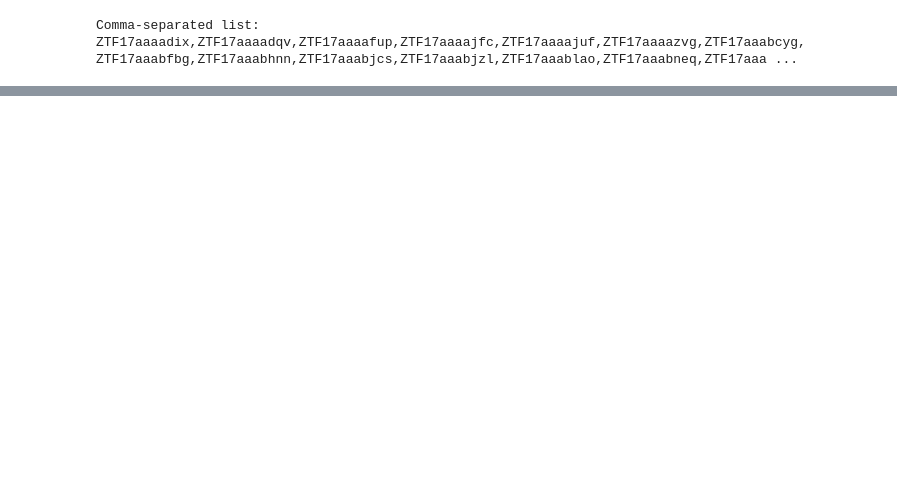
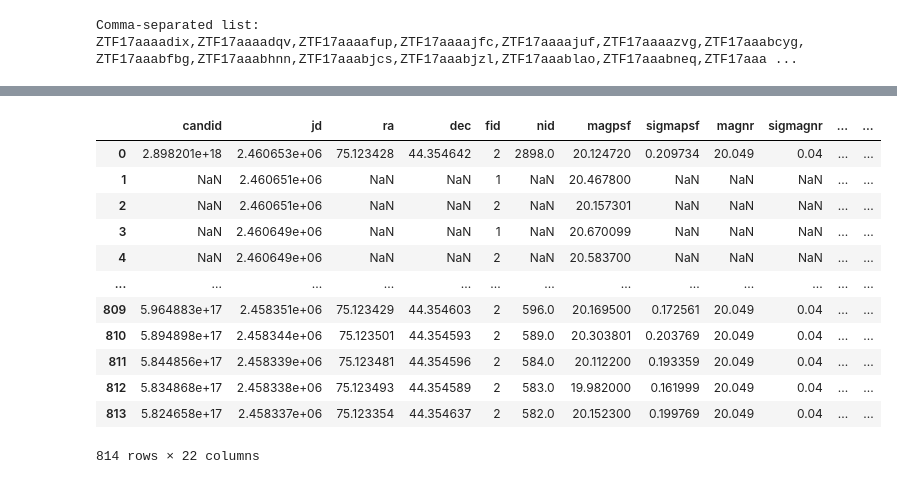
Before and after one commit to lsst-uk/lasair-examples, a Jupyter notebook: notebooks/API_ztf/Get_Watchlist_and_Area_Hits.ipynb, the cells around one changed output, grey strips where cells are left out. Cells and saved outputs as stored; diff of their text form; code cells hidden in the pictures; blank space fills up the shorter version.

```diff
--- a/notebooks/API_ztf/Get_Watchlist_and_Area_Hits.ipynb
+++ b/notebooks/API_ztf/Get_Watchlist_and_Area_Hits.ipynb
@@ -165,0 +119,16 @@ for obj in response:
+# %%
+pd.DataFrame(response[0]['candidates'])
+# %% [output]
+|  | candid | jd | ra | dec | fid | nid | magpsf | sigmapsf | magnr | sigmagnr | ... | ... |
+| 0 | 2.898201e+18 | 2.460653e+06 | 75.123428 | 44.354642 | 2 | 2898.0 | 20.124720 | 0.209734 | 20.049 | 0.04 | ... | ... |
+| 1 | NaN | 2.460651e+06 | NaN | NaN | 1 | NaN | 20.467800 | NaN | NaN | NaN | ... | ... |
+| 2 | NaN | 2.460651e+06 | NaN | NaN | 2 | NaN | 20.157301 | NaN | NaN | NaN | ... | ... |
+| 3 | NaN | 2.460649e+06 | NaN | NaN | 1 | NaN | 20.670099 | NaN | NaN | NaN | ... | ... |
+| 4 | NaN | 2.460649e+06 | NaN | NaN | 2 | NaN | 20.583700 | NaN | NaN | NaN | ... | ... |
+| ... | ... | ... | ... | ... | ... | ... | ... | ... | ... | ... | ... | ... |
+| 809 | 5.964883e+17 | 2.458351e+06 | 75.123429 | 44.354603 | 2 | 596.0 | 20.169500 | 0.172561 | 20.049 | 0.04 | ... | ... |
+| 810 | 5.894898e+17 | 2.458344e+06 | 75.123501 | 44.354593 | 2 | 589.0 | 20.303801 | 0.203769 | 20.049 | 0.04 | ... | ... |
+| 811 | 5.844856e+17 | 2.458339e+06 | 75.123481 | 44.354596 | 2 | 584.0 | 20.112200 | 0.193359 | 20.049 | 0.04 | ... | ... |
+| 812 | 5.834868e+17 | 2.458338e+06 | 75.123493 | 44.354589 | 2 | 583.0 | 19.982000 | 0.161999 | 20.049 | 0.04 | ... | ... |
+| 813 | 5.824658e+17 | 2.458337e+06 | 75.123354 | 44.354637 | 2 | 582.0 | 20.152300 | 0.199769 | 20.049 | 0.04 | ... | ... |
+814 rows × 22 columns
```
Also changed, not shown: parts of 12 cells of this notebook, 3 other files.
